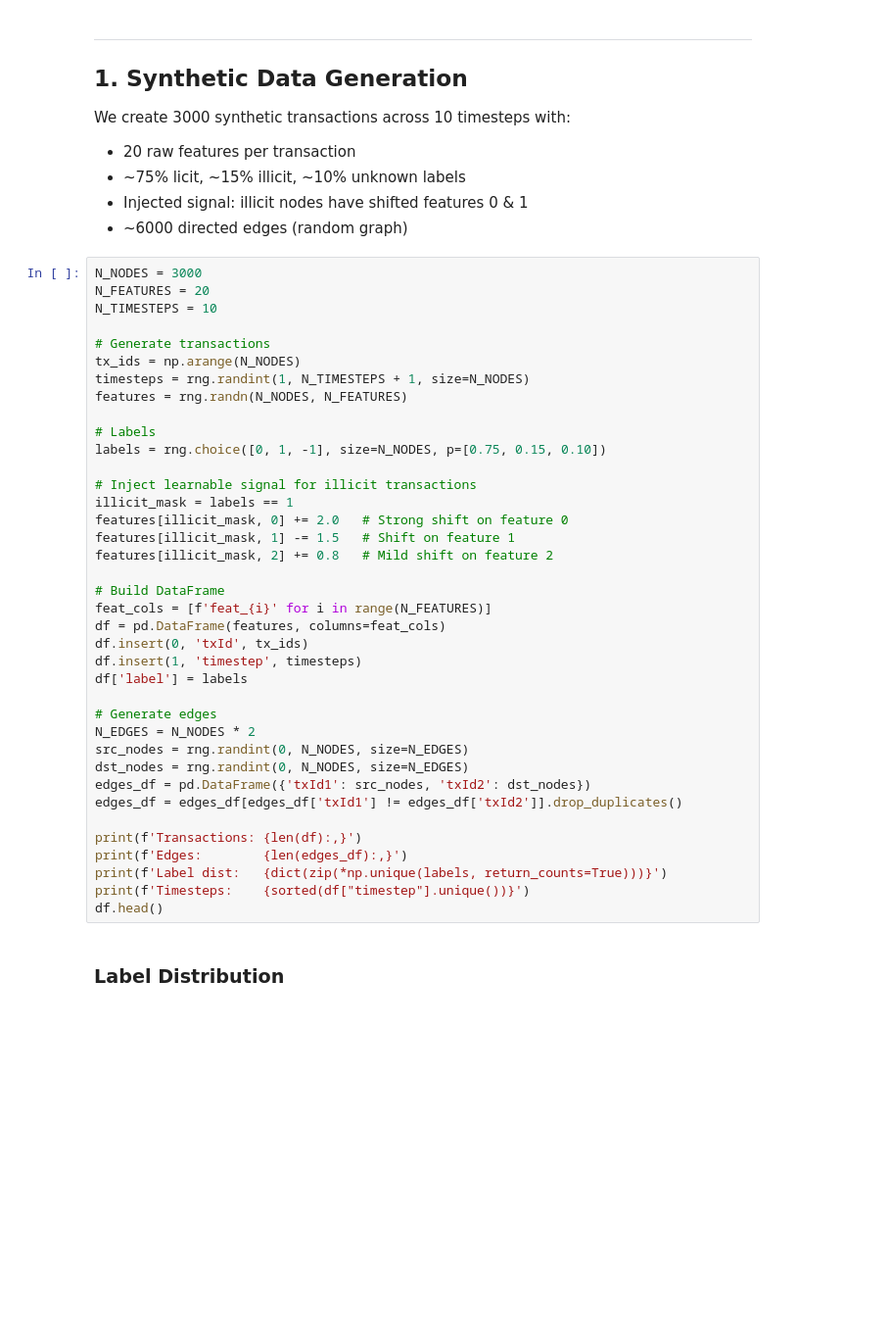
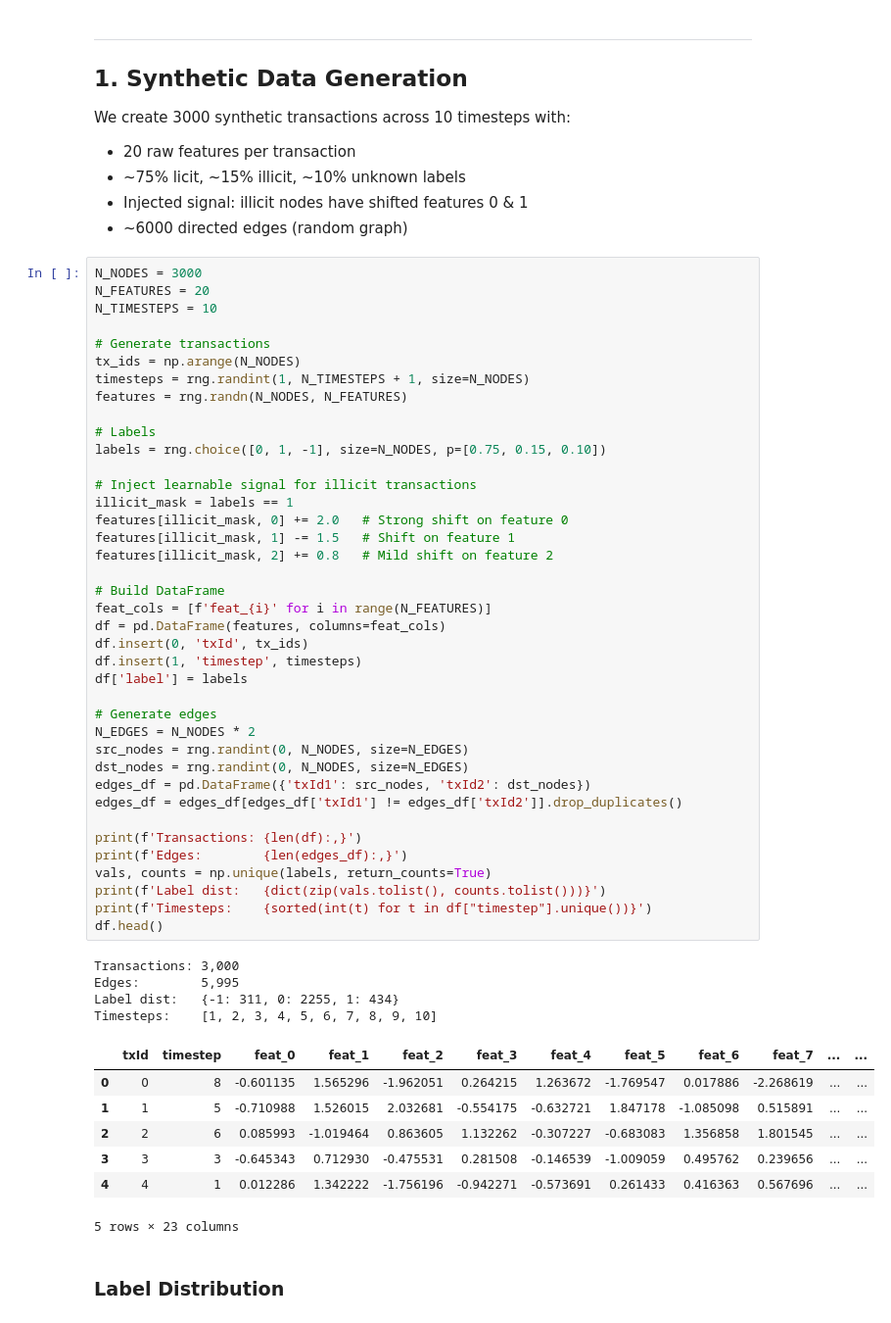
Before and after one commit to pgrady1322/fraudflow, a Jupyter notebook: notebooks/01_pipeline_showcase.ipynb, the cells around one changed output. Shown at 98% size. Cells and saved outputs as stored; diff of their text form; blank space fills up the shorter version.

```diff
--- a/notebooks/01_pipeline_showcase.ipynb
+++ b/notebooks/01_pipeline_showcase.ipynb
@@ -61,35 +63,48 @@ N_TIMESTEPS = 10
 tx_ids = np.arange(N_NODES)
 timesteps = rng.randint(1, N_TIMESTEPS + 1, size=N_NODES)
 features = rng.randn(N_NODES, N_FEATURES)
 
 # Labels
 labels = rng.choice([0, 1, -1], size=N_NODES, p=[0.75, 0.15, 0.10])
 
 # Inject learnable signal for illicit transactions
 illicit_mask = labels == 1
 features[illicit_mask, 0] += 2.0   # Strong shift on feature 0
 features[illicit_mask, 1] -= 1.5   # Shift on feature 1
 features[illicit_mask, 2] += 0.8   # Mild shift on feature 2
 
 # Build DataFrame
 feat_cols = [f'feat_{i}' for i in range(N_FEATURES)]
 df = pd.DataFrame(features, columns=feat_cols)
 df.insert(0, 'txId', tx_ids)
 df.insert(1, 'timestep', timesteps)
 df['label'] = labels
 
 # Generate edges
 N_EDGES = N_NODES * 2
 src_nodes = rng.randint(0, N_NODES, size=N_EDGES)
 dst_nodes = rng.randint(0, N_NODES, size=N_EDGES)
 edges_df = pd.DataFrame({'txId1': src_nodes, 'txId2': dst_nodes})
 edges_df = edges_df[edges_df['txId1'] != edges_df['txId2']].drop_duplicates()
 
 print(f'Transactions: {len(df):,}')
 print(f'Edges:        {len(edges_df):,}')
-print(f'Label dist:   {dict(zip(*np.unique(labels, return_counts=True)))}')
-print(f'Timesteps:    {sorted(df["timestep"].unique())}')
+vals, counts = np.unique(labels, return_counts=True)
+print(f'Label dist:   {dict(zip(vals.tolist(), counts.tolist()))}')
+print(f'Timesteps:    {sorted(int(t) for t in df["timestep"].unique())}')
 df.head()
+# %% [output]
+Transactions: 3,000
+Edges:        5,995
+Label dist:   {-1: 311, 0: 2255, 1: 434}
+Timesteps:    [1, 2, 3, 4, 5, 6, 7, 8, 9, 10]
+|  | txId | timestep | feat_0 | feat_1 | feat_2 | feat_3 | feat_4 | feat_5 | feat_6 | feat_7 | ... | ... |
+| 0 | 0 | 8 | -0.601135 | 1.565296 | -1.962051 | 0.264215 | 1.263672 | -1.769547 | 0.017886 | -2.268619 | ... | ... |
+| 1 | 1 | 5 | -0.710988 | 1.526015 | 2.032681 | -0.554175 | -0.632721 | 1.847178 | -1.085098 | 0.515891 | ... | ... |
+| 2 | 2 | 6 | 0.085993 | -1.019464 | 0.863605 | 1.132262 | -0.307227 | -0.683083 | 1.356858 | 1.801545 | ... | ... |
+| 3 | 3 | 3 | -0.645343 | 0.712930 | -0.475531 | 0.281508 | -0.146539 | -1.009059 | 0.495762 | 0.239656 | ... | ... |
+| 4 | 4 | 1 | 0.012286 | 1.342222 | -1.756196 | -0.942271 | -0.573691 | 0.261433 | 0.416363 | 0.567696 | ... | ... |
+5 rows × 23 columns
 # %% [markdown]
 ### Label Distribution
 # %%
```
Also changed, not shown: parts of 18 cells of this notebook, 4 other files.
